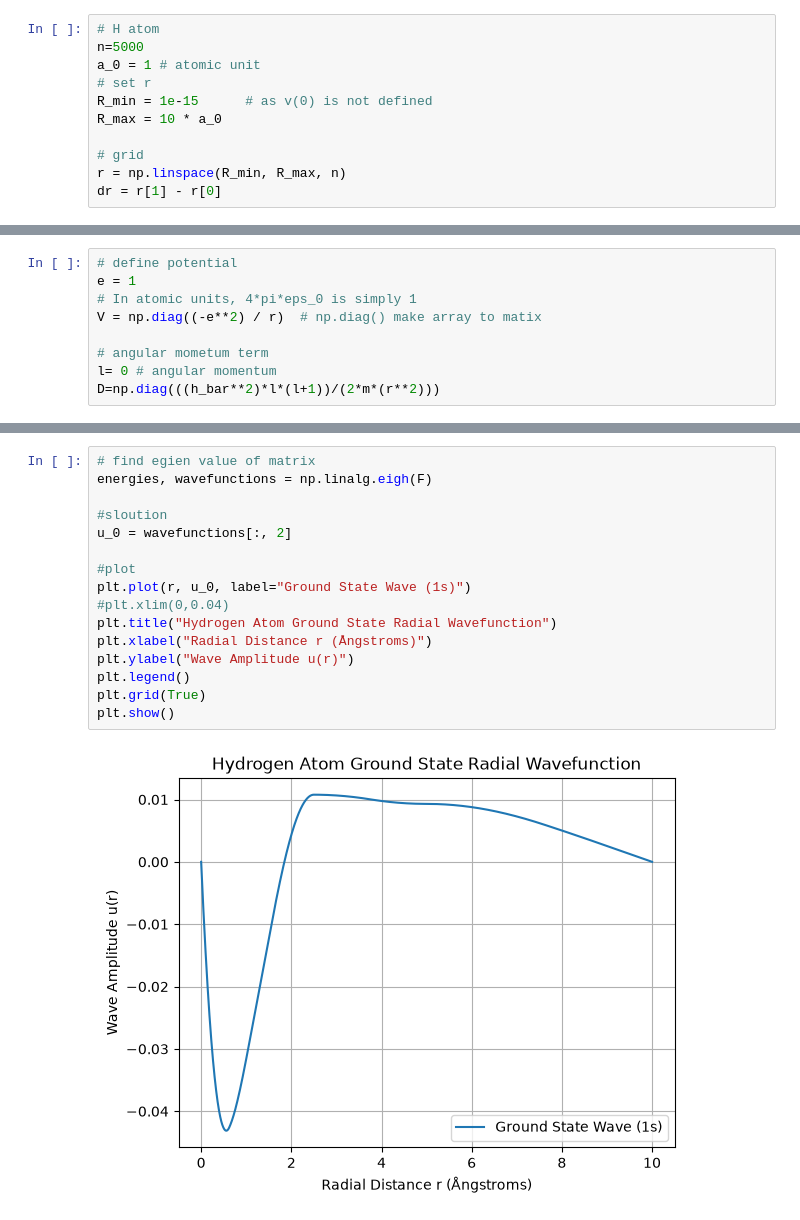
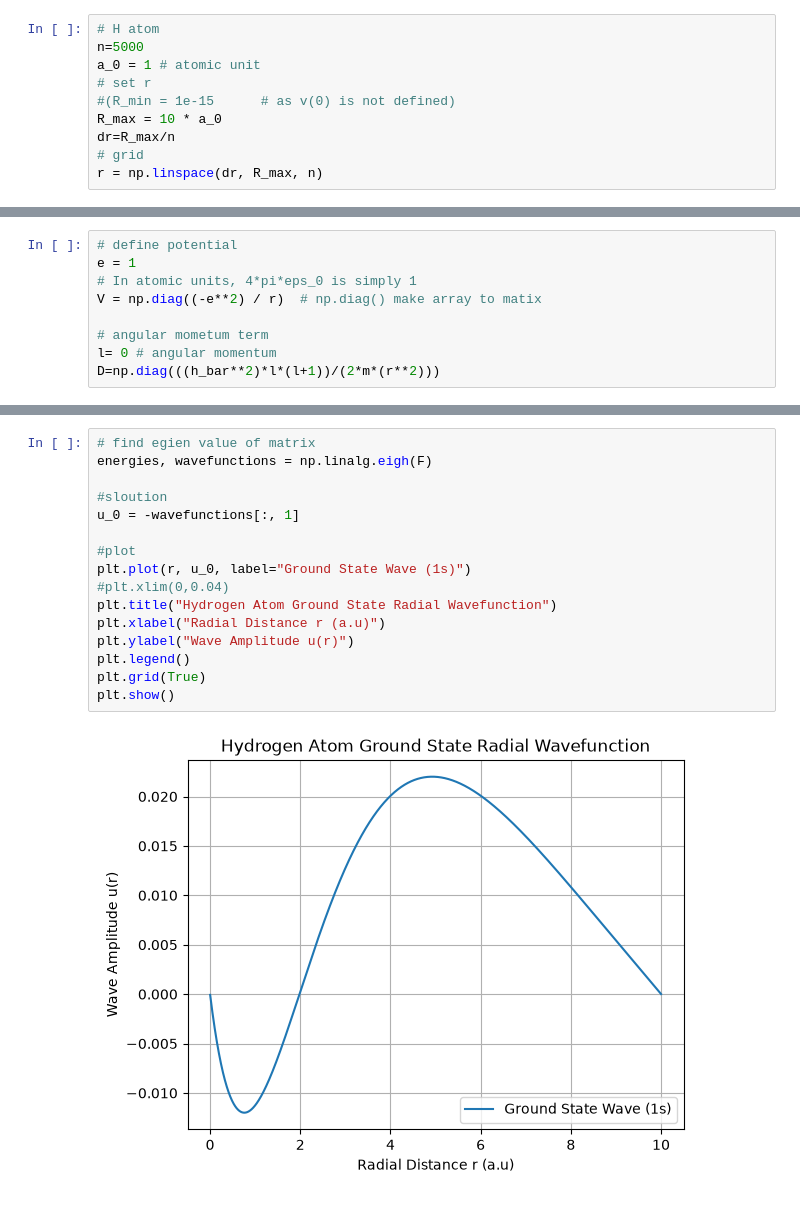
Before and after one commit to ra-vi-git/Quantum_Lab, a Jupyter notebook: Unit3_3D Potential.ipynb, the cells around one changed output, grey strips where cells are left out. Saved outputs shown, nothing was run; the diff lists cells and outputs as text.

```diff
--- a/Unit3_3D Potential.ipynb
+++ b/Unit3_3D Potential.ipynb
@@ -6,12 +6,11 @@ import matplotlib.pyplot as plt
 n=5000
 a_0 = 1 # atomic unit
 # set r
-R_min = 1e-15      # as v(0) is not defined
+#(R_min = 1e-15      # as v(0) is not defined)
 R_max = 10 * a_0
-
+dr=R_max/n
 # grid
-r = np.linspace(R_min, R_max, n)
-dr = r[1] - r[0]
+r = np.linspace(dr, R_max, n)
 # %%
 # buliding H matrix
 
@@ -56,18 +55,18 @@ print(F)
 # %%
 # find egien value of matrix
 energies, wavefunctions = np.linalg.eigh(F)
 
 #sloution
-u_0 = wavefunctions[:, 2]
+u_0 = -wavefunctions[:, 1]
 
 #plot
 plt.plot(r, u_0, label="Ground State Wave (1s)")
 #plt.xlim(0,0.04)
 plt.title("Hydrogen Atom Ground State Radial Wavefunction")
-plt.xlabel("Radial Distance r (Ångstroms)")
+plt.xlabel("Radial Distance r (a.u)")
 plt.ylabel("Wave Amplitude u(r)")
 plt.legend()
 plt.grid(True)
 plt.show()
 # %% [output]
-[figure, old version]
+[figure, new version]
```
Also changed, not shown: parts of 1 cell of this notebook.
